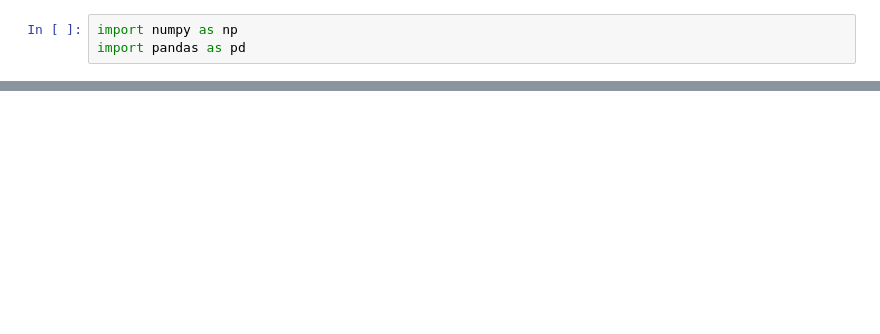
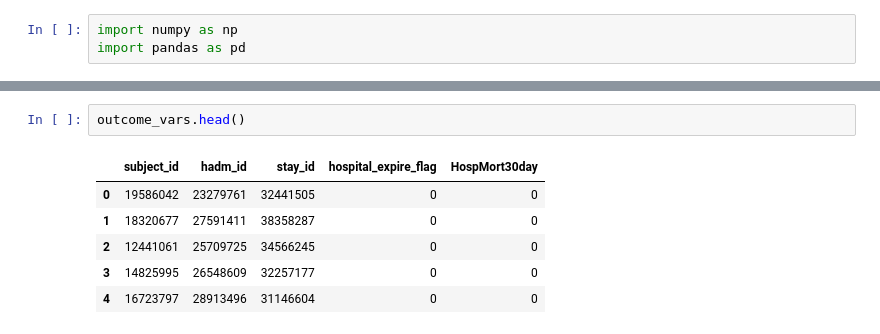
Before and after one commit to joebhakim/mimic_understander, a Jupyter notebook: notebooks/dev_notebook.ipynb, the cells around one changed output, grey strips where cells are left out. Drawn from its saved outputs; the diff is of its cells as text; blank space fills up the shorter version.

```diff
--- a/notebooks/dev_notebook.ipynb
+++ b/notebooks/dev_notebook.ipynb
@@ -806,0 +84,9 @@ def get_useful_chart_lab_itemids(common_chartlabs_filename):
+# %%
+outcome_vars.head()
+# %% [output]
+|  | subject_id | hadm_id | stay_id | hospital_expire_flag | HospMort30day |
+| 0 | 19586042 | 23279761 | 32441505 | 0 | 0 |
+| 1 | 18320677 | 27591411 | 38358287 | 0 | 0 |
+| 2 | 12441061 | 25709725 | 34566245 | 0 | 0 |
+| 3 | 14825995 | 26548609 | 32257177 | 0 | 0 |
+| 4 | 16723797 | 28913496 | 31146604 | 0 | 0 |
```
Also changed, not shown: parts of 49 cells of this notebook, 7 other files.
